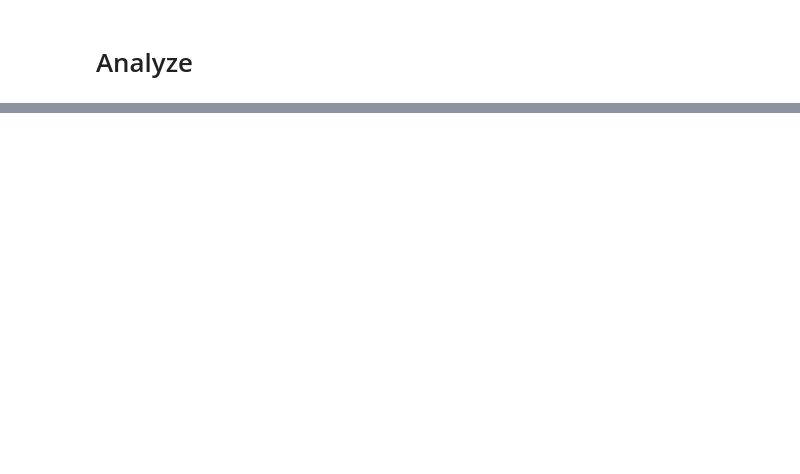
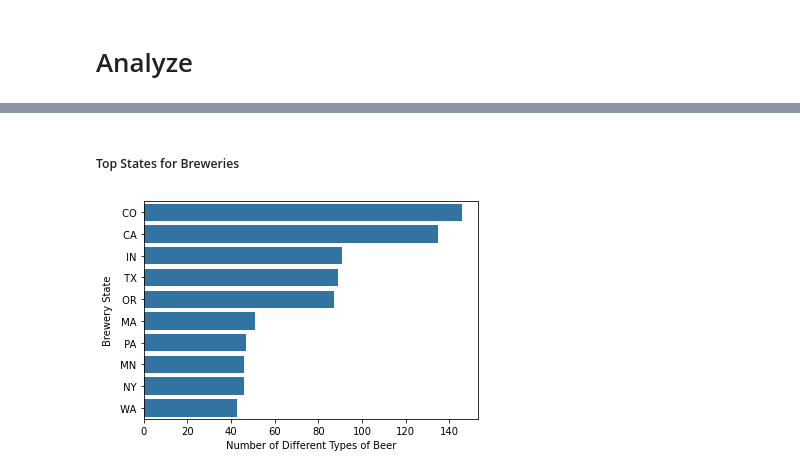
Before and after one commit to akkiannu/BeerAnalysis, a Jupyter notebook: exploration.ipynb, the cells around one changed output, grey strips where cells are left out. Drawn from its saved outputs; the diff is of its cells as text; code cells hidden in the pictures; blank space fills up the shorter version.

```diff
--- a/exploration.ipynb
+++ b/exploration.ipynb
@@ -142,0 +168,14 @@ sns.countplot(data= df_beer_copy, x='style')
+# %% [markdown]
+##### Top States for Breweries
+# %%
+#Considering the top 10 States of Breweries by count
+top_10_state = df_copy['Brewery State'].value_counts()[0:10].index
+df_sub = df_copy[df_copy['Brewery State'].isin(top_10_state)]
+
+#Plotting the top 10 States of Breweries in a histogram
+color = sns.color_palette()[0]
+sns.countplot(data= df_sub, y='Brewery State', order = top_10_state, color=color)
+plt.ylabel('Brewery State')
+plt.xlabel('Number of Different Types of Beer');
+# %% [output]
+[figure, added]
```
Also changed, not shown: parts of 11 cells of this notebook.
